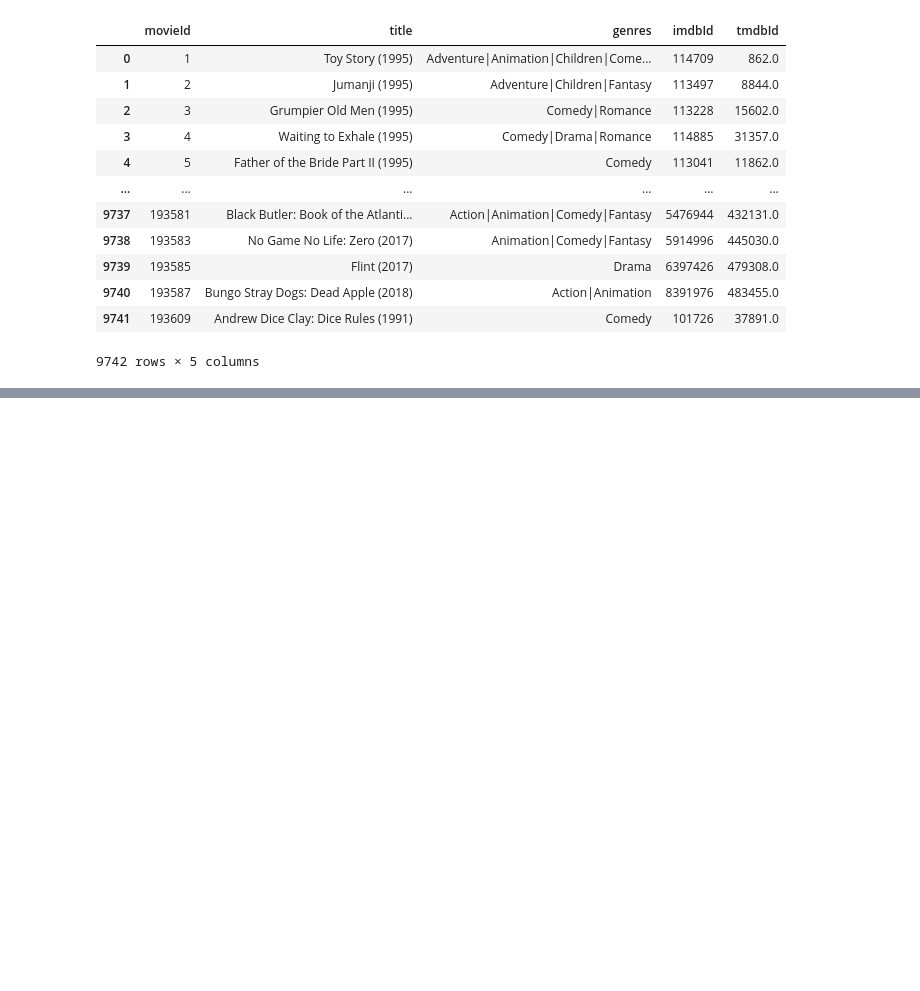
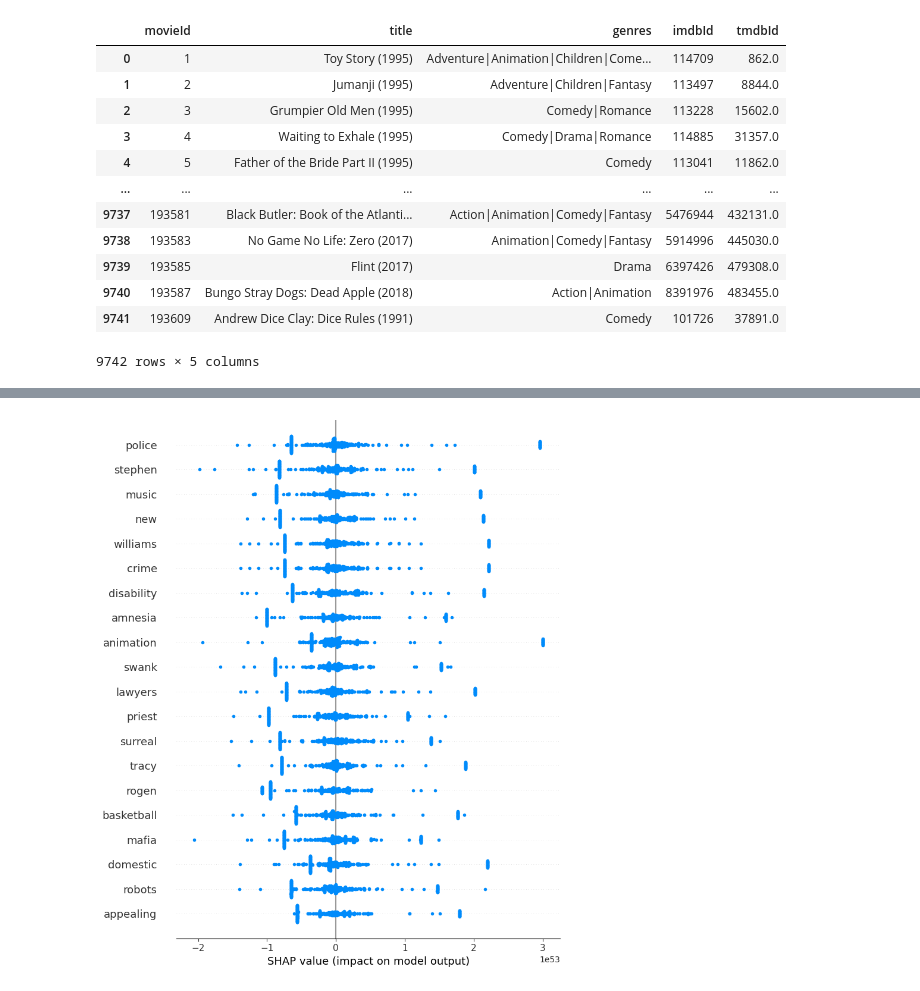
Before and after one commit to anathonic/Big-Data-Mining-Project, a Jupyter notebook: MovieLens.ipynb, the cells around one changed output, grey strips where cells are left out. Drawn from its saved outputs; the diff is of its cells as text; code cells hidden in the pictures; blank space fills up the shorter version.

```diff
--- a/MovieLens.ipynb
+++ b/MovieLens.ipynb
@@ -150,0 +163,10 @@ shap.force_plot(explainer.expected_value, shap_values[0], X_test[0])
+# %%
+X_test_dense = X_test.toarray()
+# %%
+explainer = shap.TreeExplainer(model)
+shap_values = explainer.shap_values(X_test_dense, check_additivity=False)
+# %%
+all_feature_names = np.concatenate((tag_vectorizer.get_feature_names_out(), genre_vectorizer.get_feature_names_out()))
+shap.summary_plot(shap_values, feature_names=all_feature_names)
+# %% [output]
+[figure, added]
```
Also changed, not shown: parts of 17 cells of this notebook.
